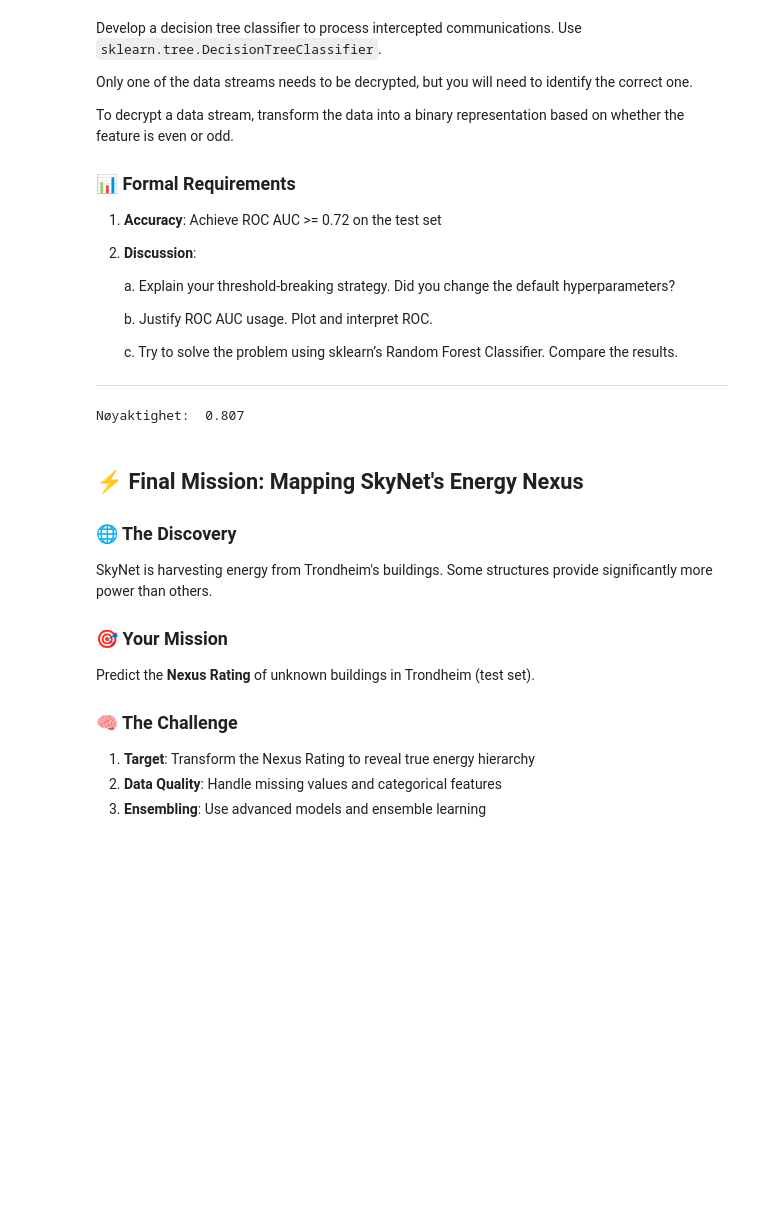
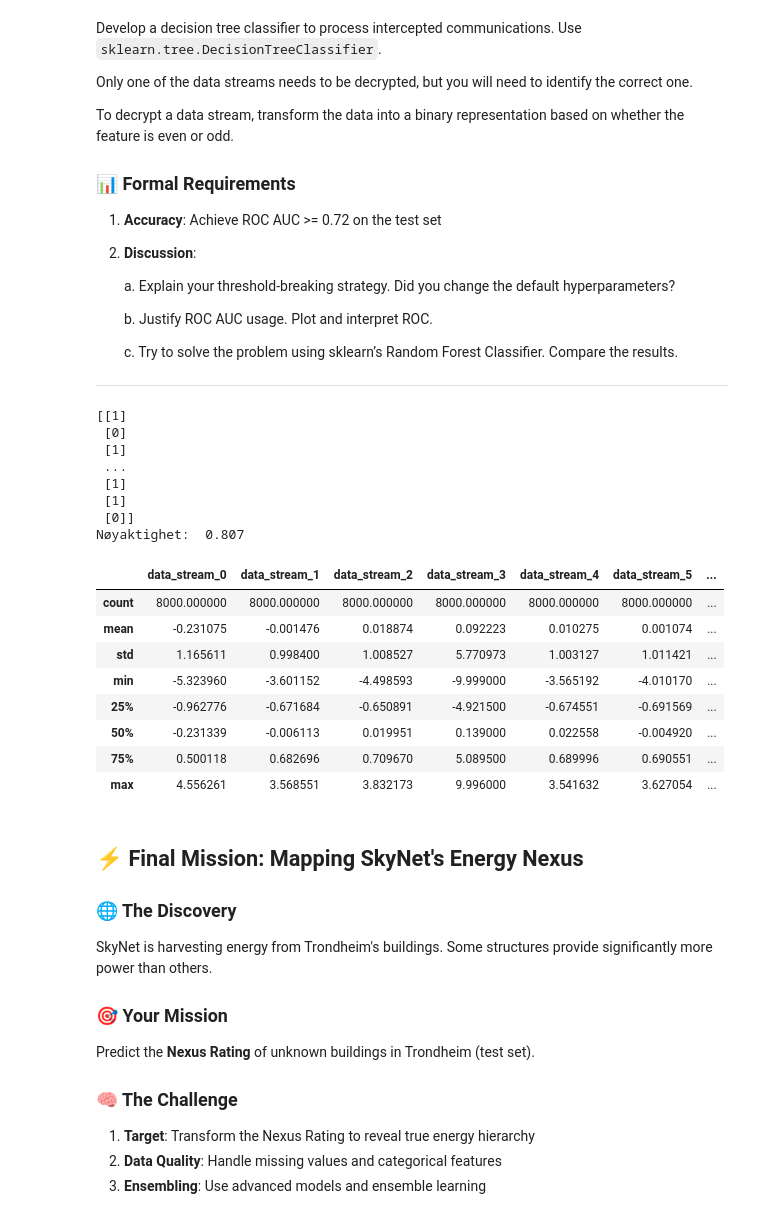
Before and after one commit to baardby/Intro-To-ML-Assignment-1, a Jupyter notebook: assignment1/Chapter_1.ipynb, the cells around one changed output. Saved outputs shown, nothing was run; the diff lists cells and outputs as text; code cells hidden in the pictures; blank space fills up the shorter version.

Commit message:
Described data in mission 3

```diff
--- a/assignment1/Chapter_1.ipynb
+++ b/assignment1/Chapter_1.ipynb
@@ -258,10 +258,11 @@ train_stream_9 = train[['data_stream_9']]
 train_stream_10 = train[['data_stream_10']]
 train_target = train[['target']]
 """
-stream_name = 'data_stream_5'
+stream_name = 'data_stream_3'
 
 trainStream = np.array([1 if (round(i) % 2) == 0 else 0 for i in train[stream_name].to_numpy()])
 trainStream = trainStream.reshape((len(trainStream), 1))
+print(trainStream)
 testStream = np.array([1 if (round(i) % 2) == 0 else 0 for i in test[stream_name].to_numpy()])
 testStream = testStream.reshape((len(testStream), 1))
 
@@ -272,7 +273,26 @@ mission_3_tree.fit(trainStream, train[['target']])
 predicted_target = mission_3_tree.predict(testStream)
 print("Nøyaktighet: ", np.mean(test['target'].to_numpy() == predicted_target))
 # %% [output]
+[[1]
+ [0]
+ [1]
+ ...
+ [1]
+ [1]
+ [0]]
 Nøyaktighet:  0.807
+# %%
+train.describe()
+# %% [output]
+|  | data_stream_0 | data_stream_1 | data_stream_2 | data_stream_3 | data_stream_4 | data_stream_5 | ... |
+| count | 8000.000000 | 8000.000000 | 8000.000000 | 8000.000000 | 8000.000000 | 8000.000000 | ... |
+| mean | -0.231075 | -0.001476 | 0.018874 | 0.092223 | 0.010275 | 0.001074 | ... |
+| std | 1.165611 | 0.998400 | 1.008527 | 5.770973 | 1.003127 | 1.011421 | ... |
+| min | -5.323960 | -3.601152 | -4.498593 | -9.999000 | -3.565192 | -4.010170 | ... |
+| 25% | -0.962776 | -0.671684 | -0.650891 | -4.921500 | -0.674551 | -0.691569 | ... |
+| 50% | -0.231339 | -0.006113 | 0.019951 | 0.139000 | 0.022558 | -0.004920 | ... |
+| 75% | 0.500118 | 0.682696 | 0.709670 | 5.089500 | 0.689996 | 0.690551 | ... |
+| max | 4.556261 | 3.568551 | 3.832173 | 9.996000 | 3.541632 | 3.627054 | ... |
 # %% [markdown]
 ## ⚡ Final Mission: Mapping SkyNet's Energy Nexus
 
```
Also changed, not shown: parts of 1 cell of this notebook.
